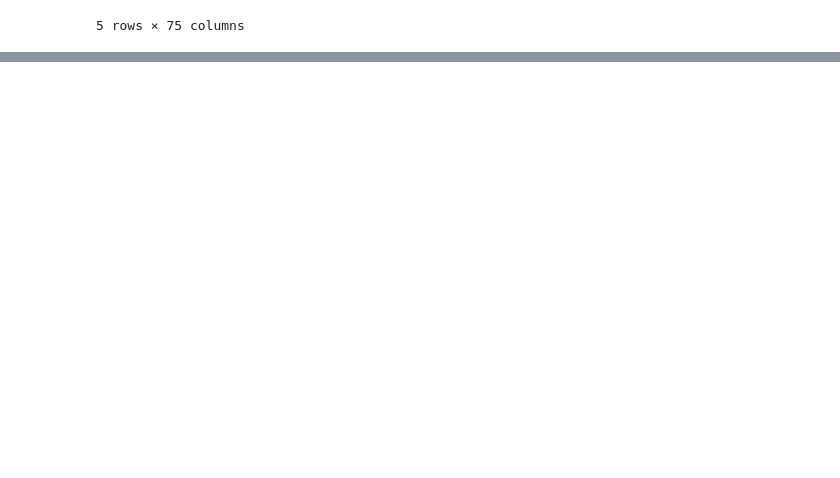
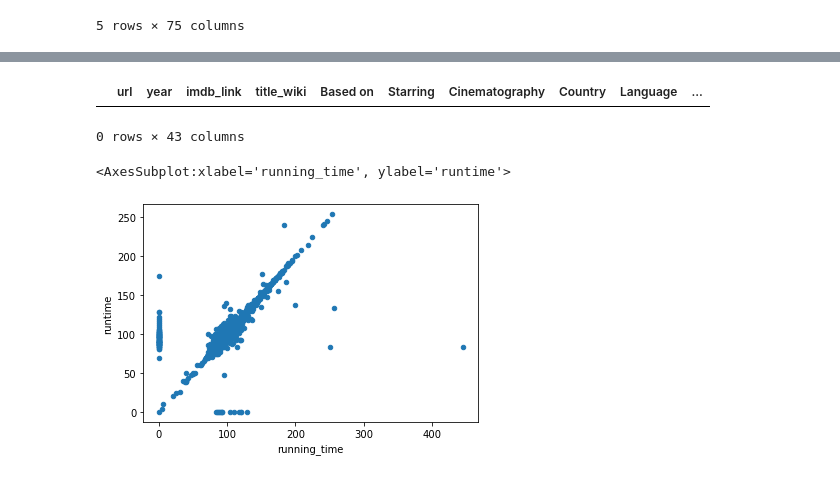
Before and after one commit to jmancini96/Movies-ETL, a Jupyter notebook: Untitled.ipynb, the cells around one changed output, grey strips where cells are left out. Drawn from its saved outputs; the diff is of its cells as text; code cells hidden in the pictures; blank space fills up the shorter version.

```diff
--- a/Untitled.ipynb
+++ b/Untitled.ipynb
@@ -91,0 +438,2 @@ sorted(wiki_movies_df.columns.tolist())
+# %%
+kaggle_metadata = kaggle_metadata[kaggle_metadata['adult'] == 'False'].drop('adult',axis='columns')
@@ -91,0 +446,7 @@ sorted(wiki_movies_df.columns.tolist())
+# %%
+kaggle_metadata['video'] = kaggle_metadata['video'] == 'True'
+# %%
+kaggle_metadata['budget'] = kaggle_metadata['budget'].astype(int)
+kaggle_metadata['id'] = pd.to_numeric(kaggle_metadata['id'], errors='raise')
+kaggle_metadata['popularity'] = pd.to_numeric(kaggle_metadata['popularity'], errors='raise')
+kaggle_metadata['release_date'] = pd.to_datetime(kaggle_metadata['release_date'])
@@ -91,0 +499,3 @@ sorted(wiki_movies_df.columns.tolist())
+# %%
+movies_df = pd.merge(wiki_movies_df, kaggle_metadata, on='imdb_id', suffixes=['_wiki','_kaggle'])
+movies_df.columns
@@ -91,0 +557,11 @@ sorted(wiki_movies_df.columns.tolist())
+# %%
+#Show rows missing kaggle title
+movies_df[(movies_df['title_kaggle'] == '') | (movies_df['title_kaggle'].isnull())]
+# %% [output]
+|  | url | year | imdb_link | title_wiki | Based on | Starring | Cinematography | Country | Language | ... |
+0 rows × 43 columns
+# %%
+movies_df.fillna(0).plot(x='running_time', y='runtime', kind='scatter')
+# %% [output]
+<AxesSubplot:xlabel='running_time', ylabel='runtime'>
+[figure, added]
```
Also changed, not shown: parts of 67 cells of this notebook.
